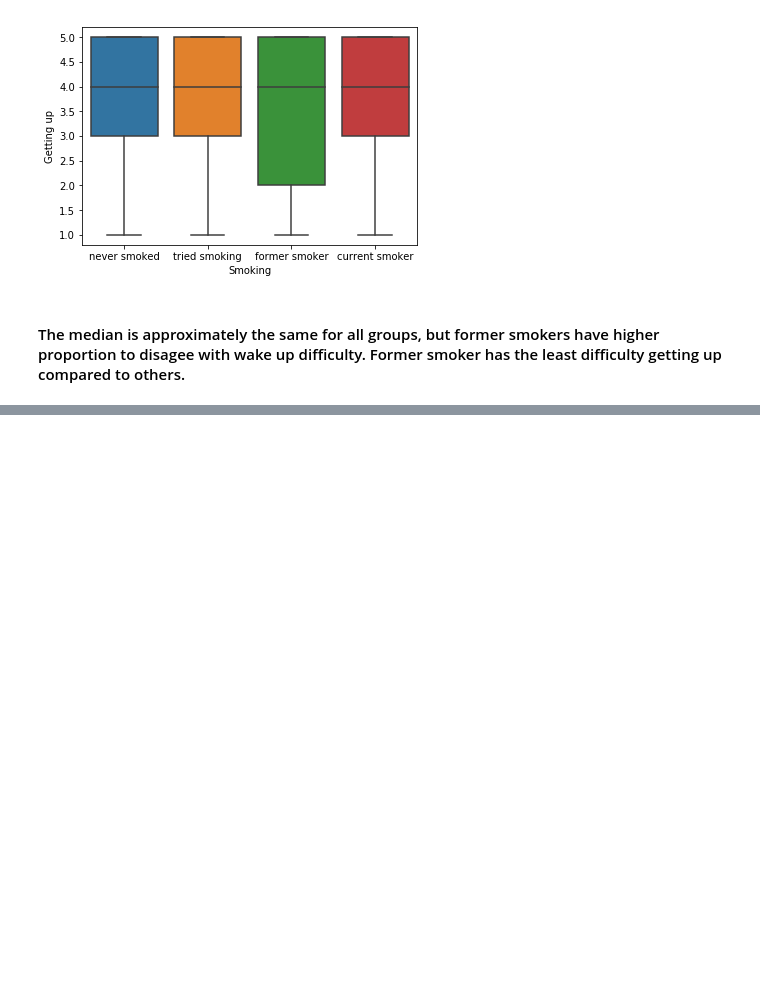
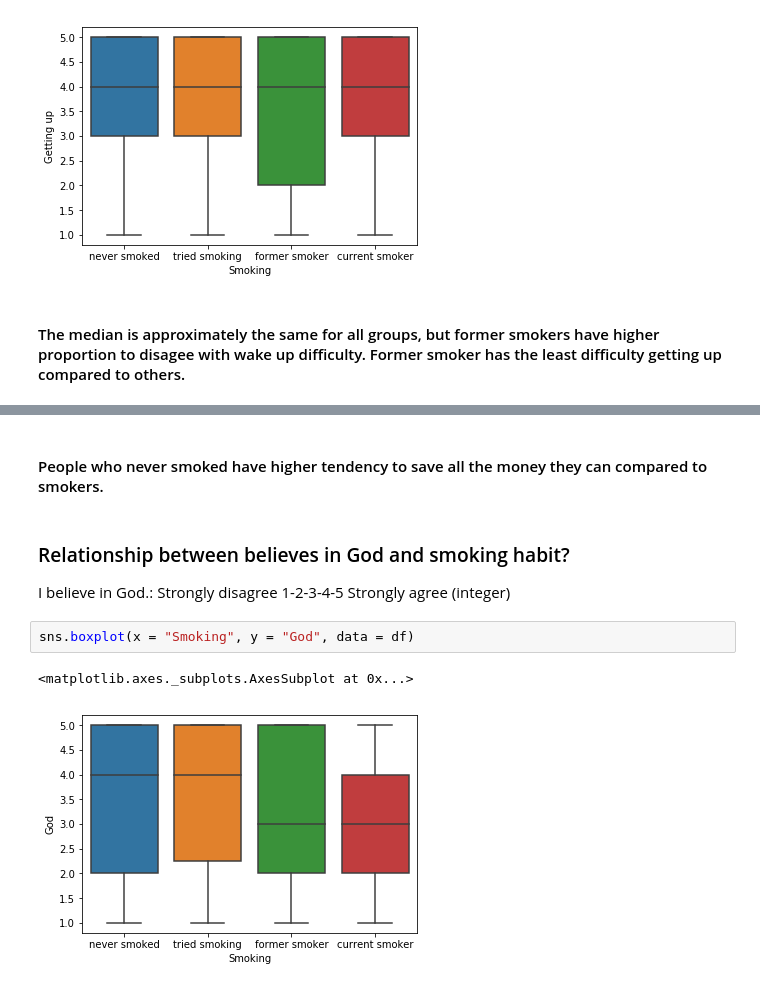
Before and after one commit to viennahu/hello-world, a Jupyter notebook: DataAnalysis.ipynb, the cells around one changed output, grey strips where cells are left out. Cells and saved outputs as stored; diff of their text form; blank space fills up the shorter version.

```diff
--- a/DataAnalysis.ipynb
+++ b/DataAnalysis.ipynb
@@ -110,0 +129,10 @@ sns.boxplot(x = "Smoking", y = "Getting up", data = df)
+# %% [markdown]
+#### People who never smoked have higher tendency to save all the money they can compared to smokers.
+# %% [markdown]
+### Relationship between believes in God and smoking habit?
+I believe in God.: Strongly disagree 1-2-3-4-5 Strongly agree (integer)
+# %%
+sns.boxplot(x = "Smoking", y = "God", data = df)
+# %% [output]
+<matplotlib.axes._subplots.AxesSubplot at 0x...>
+[figure, added]
```
Also changed, not shown: parts of 45 cells of this notebook.
